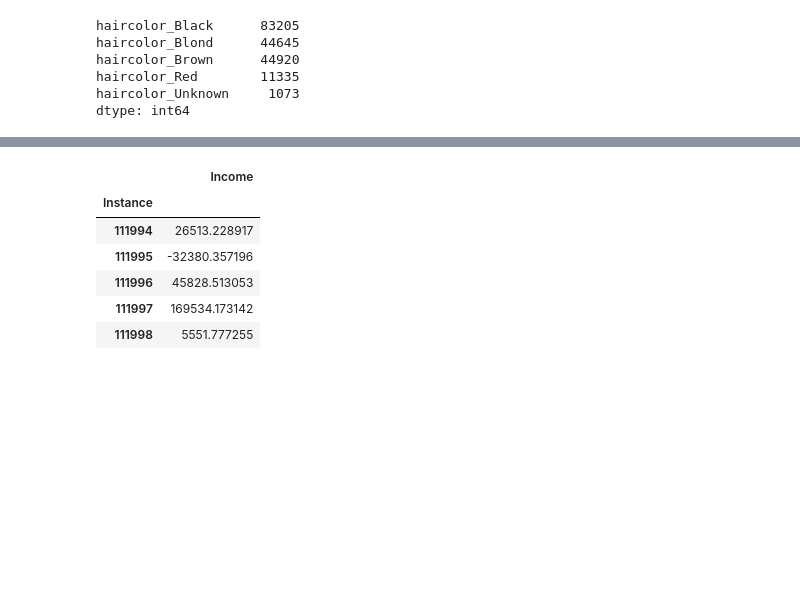
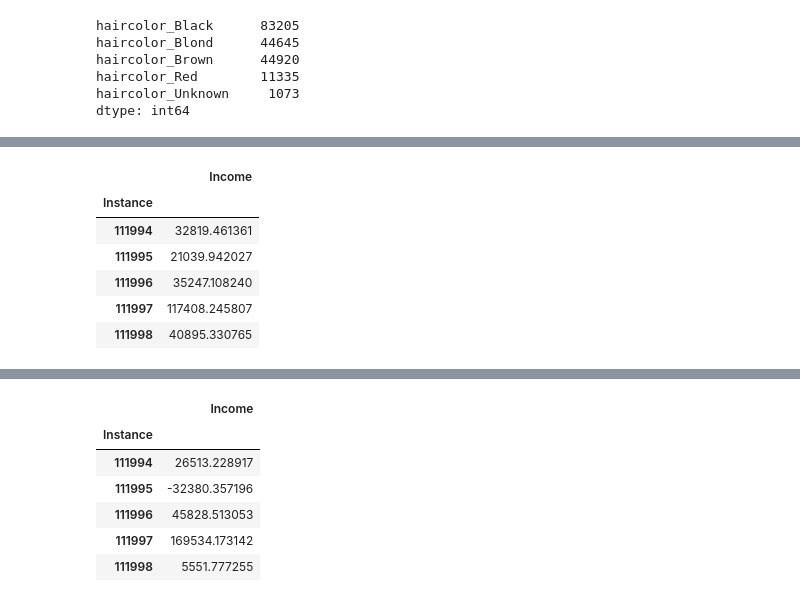
Before and after one commit to vanshika97/ML_IncomePrediction, a Jupyter notebook: income_prediction.ipynb, the cells around one changed output, grey strips where cells are left out. Saved outputs shown, nothing was run; the diff lists cells and outputs as text; code cells hidden in the pictures; blank space fills up the shorter version.

```diff
--- a/income_prediction.ipynb
+++ b/income_prediction.ipynb
@@ -323,2 +185,16 @@ submit = pd.read_csv("tcd ml 2019-20 income prediction submission file.csv", ind
+# %%
+model = RandomForestRegressor(random_state=0, n_estimators=50)
+lmodel = model.fit(train, train_income)
+
+y_pred = lmodel.predict(test)
 # %%
 submit["Income"] = y_pred
+submit.head()
+# %% [output]
+|  | Income |
+| Instance |  |
+| 111994 | 32819.461361 |
+| 111995 | 21039.942027 |
+| 111996 | 35247.108240 |
+| 111997 | 117408.245807 |
+| 111998 | 40895.330765 |
```
Also changed, not shown: parts of 52 cells of this notebook, 1 other file.
